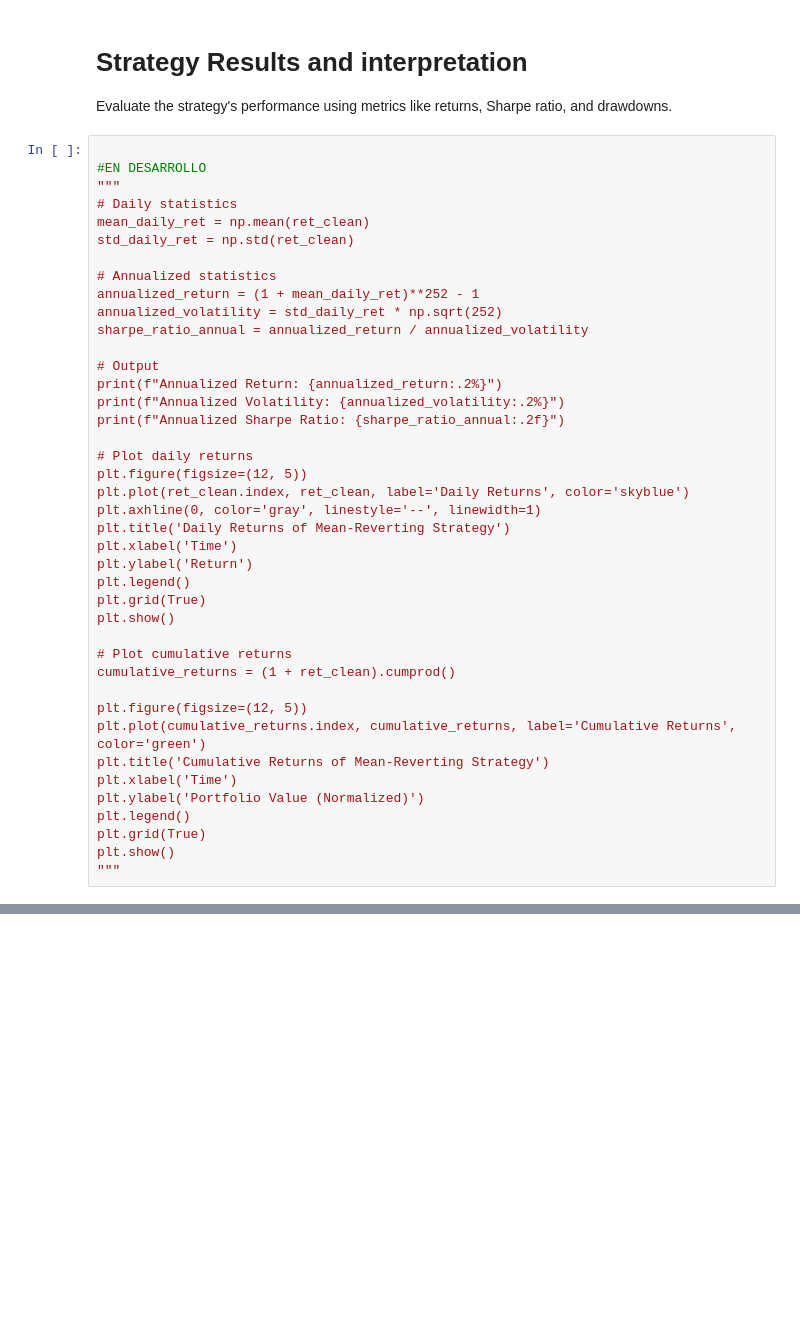
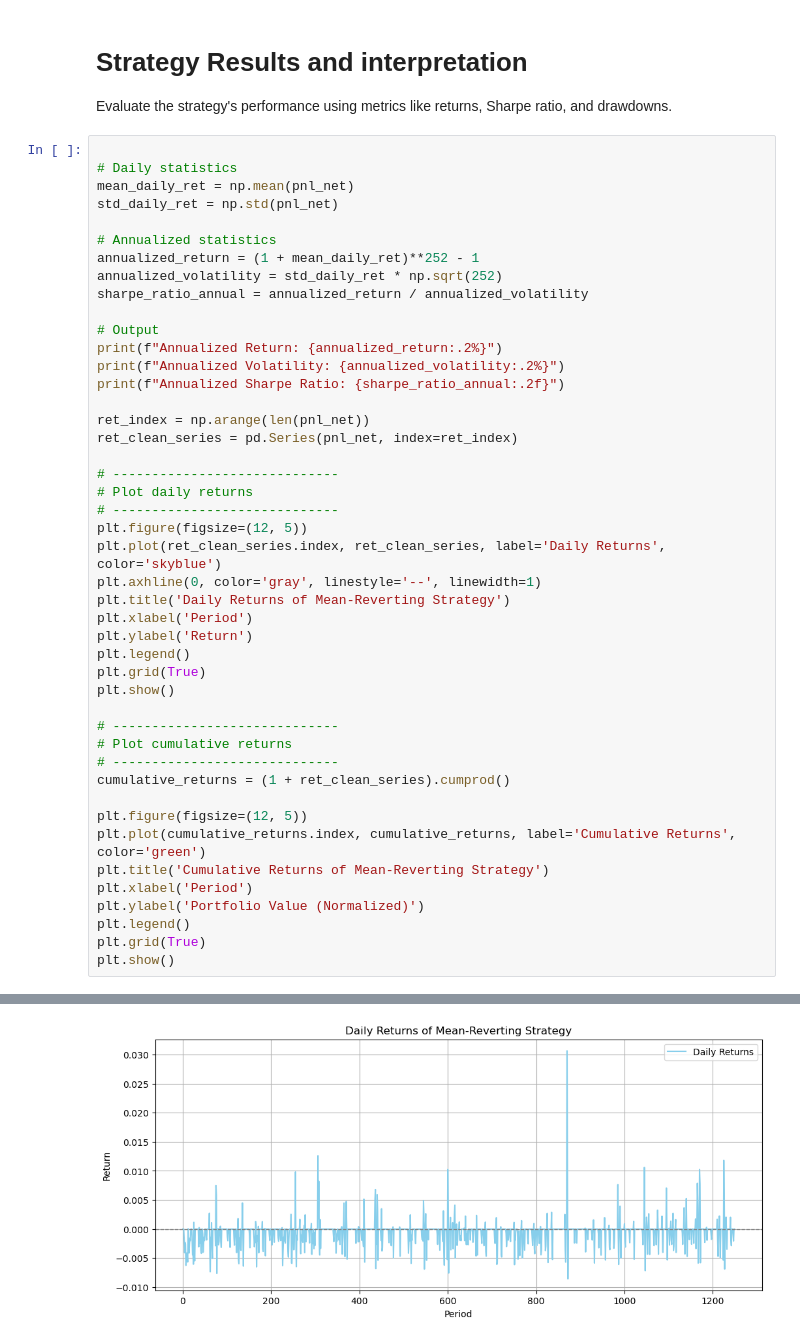
Before and after one commit to spinortechnologies/spinortechnologies, a Jupyter notebook: Strategies/MeanReversion/MeanReversionStrategy-Bitcoin.ipynb, the cells around one changed output, grey strips where cells are left out. Drawn from its saved outputs; the diff is of its cells as text; blank space fills up the shorter version.

```diff
--- a/Strategies/MeanReversion/MeanReversionStrategy-Bitcoin.ipynb
+++ b/Strategies/MeanReversion/MeanReversionStrategy-Bitcoin.ipynb
@@ -526,11 +461,9 @@ Number of position changes: 368
 Evaluate the strategy's performance using metrics like returns, Sharpe ratio, and drawdowns.
 # %%
 
-#EN DESARROLLO
-"""
 # Daily statistics
-mean_daily_ret = np.mean(ret_clean)
-std_daily_ret = np.std(ret_clean)
+mean_daily_ret = np.mean(pnl_net)
+std_daily_ret = np.std(pnl_net)
 
 # Annualized statistics
 annualized_return = (1 + mean_daily_ret)**252 - 1
@@ -542,27 +475,33 @@ print(f"Annualized Return: {annualized_return:.2%}")
 print(f"Annualized Volatility: {annualized_volatility:.2%}")
 print(f"Annualized Sharpe Ratio: {sharpe_ratio_annual:.2f}")
 
+ret_index = np.arange(len(pnl_net))
+ret_clean_series = pd.Series(pnl_net, index=ret_index)
+
+# -----------------------------
 # Plot daily returns
+# -----------------------------
 plt.figure(figsize=(12, 5))
-plt.plot(ret_clean.index, ret_clean, label='Daily Returns', color='skyblue')
+plt.plot(ret_clean_series.index, ret_clean_series, label='Daily Returns', color='skyblue')
 plt.axhline(0, color='gray', linestyle='--', linewidth=1)
 plt.title('Daily Returns of Mean-Reverting Strategy')
-plt.xlabel('Time')
+plt.xlabel('Period')
 plt.ylabel('Return')
 plt.legend()
 plt.grid(True)
 plt.show()
 
+# -----------------------------
 # Plot cumulative returns
-cumulative_returns = (1 + ret_clean).cumprod()
+# -----------------------------
+cumulative_returns = (1 + ret_clean_series).cumprod()
 
 plt.figure(figsize=(12, 5))
 plt.plot(cumulative_returns.index, cumulative_returns, label='Cumulative Returns', color='green')
 plt.title('Cumulative Returns of Mean-Reverting Strategy')
-plt.xlabel('Time')
+plt.xlabel('Period')
 plt.ylabel('Portfolio Value (Normalized)')
 plt.legend()
 plt.grid(True)
 plt.show()
-"""
 # %% [output]
@@ -569,0 +511 @@ NameError: name 'ret_clean' is not defined
+[figure, added]
```
Also changed, not shown: parts of 8 cells of this notebook.
